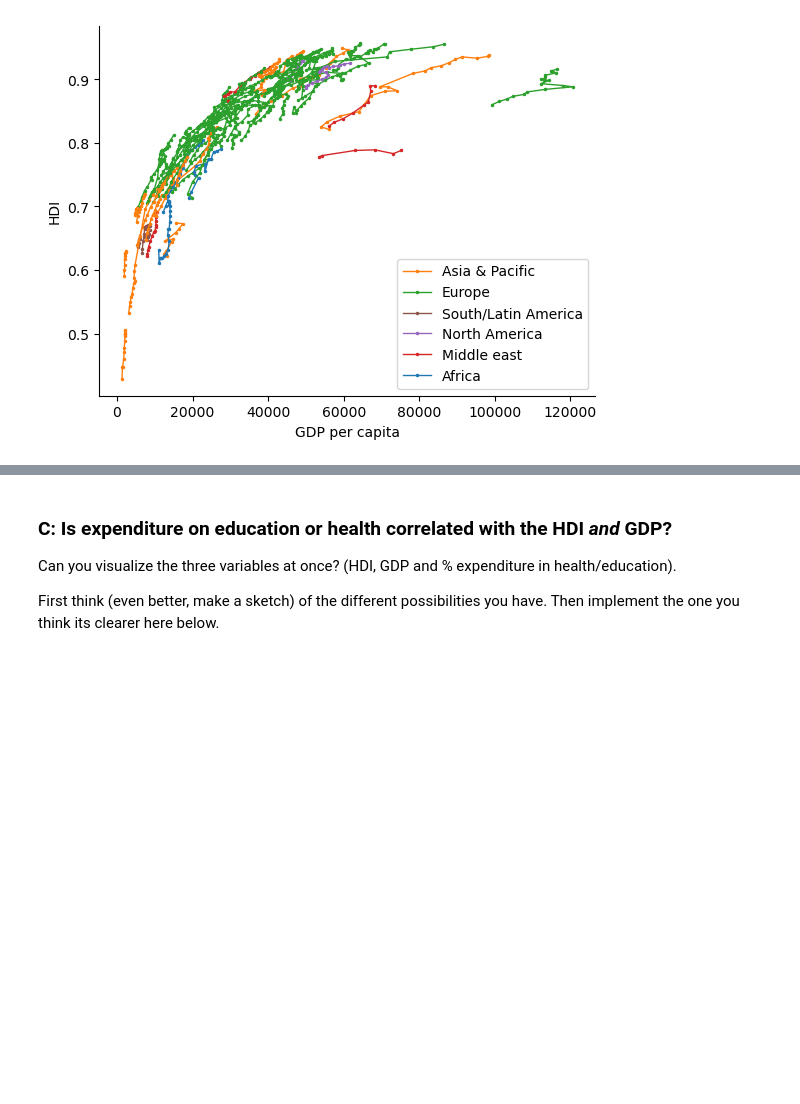
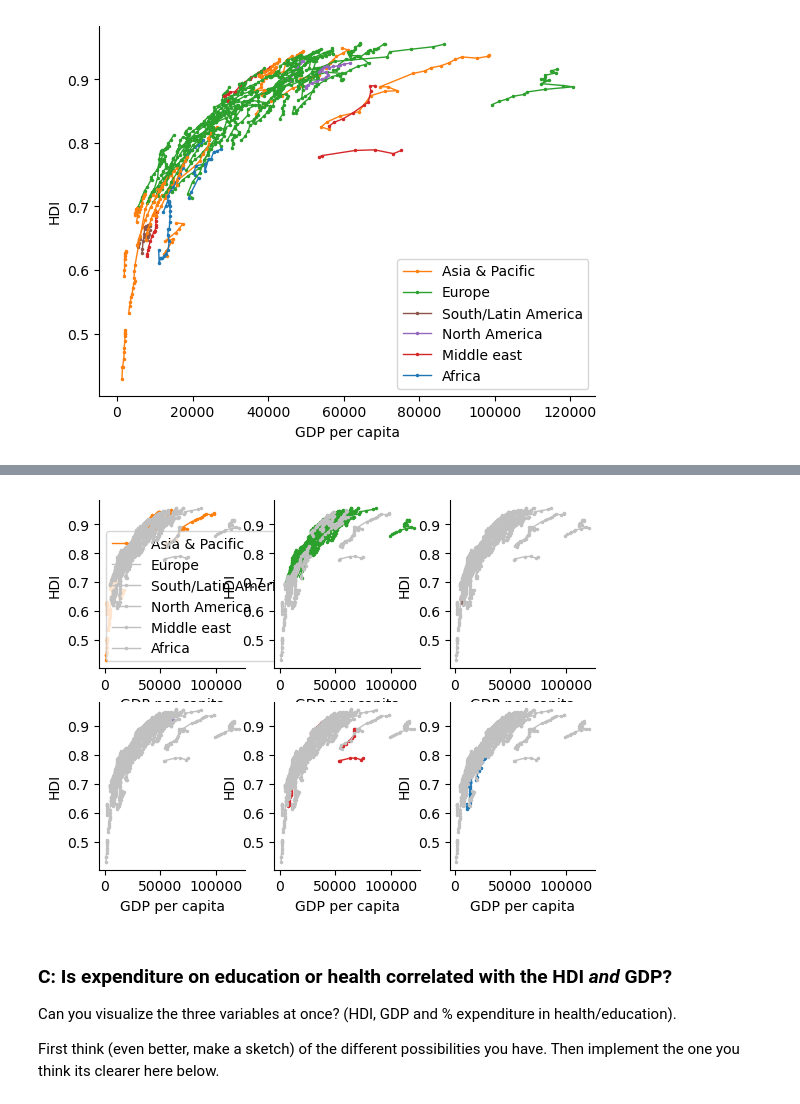
Before and after one commit to ASPP/2023-heraklion-dataviz, a Jupyter notebook: exercise-2.ipynb, the cells around one changed output, grey strips where cells are left out. Cells and saved outputs as stored; diff of their text form; code cells hidden in the pictures; blank space fills up the shorter version.

Commit message:
WIP add multipanel plot

```diff
--- a/exercise-2.ipynb
+++ b/exercise-2.ipynb
@@ -173,3 +128,55 @@ AttributeError: 'numpy.ndarray' object has no attribute 'plot'
+# %%
+figure = plt.figure()
+axes = figure.subplots(2, 3)
+
+region_to_index = {
+    region: index for index, region in enumerate(sorted(df["Region"].unique()))
+}
+df["region_index"] = df["Region"].map(region_to_index)
+
+regions_already_plotted = set()
+
+cmap = plt.get_cmap("tab10")
+
+for region_index, region in enumerate(df["Region"].unique()):
+    ax = axes.flatten()[region_index]
+
+    for country in df["Country"].unique():
+        df_country = df[df["Country"] == country]
+        country_region = df_country["Region"].iloc[0]
+
+        if country_region == region:
+            color = cmap(df_country["region_index"].iloc[0])
+            zorder = 0
+        else:
+            color = "silver"
+            zorder = 10
+
+        label = None if country_region in regions_already_plotted else country_region
+        regions_already_plotted.add(country_region)
+
+        ax.plot(
+            df_country["GDP per capita"],
+            df_country["HDI"],
+            linewidth=1,
+            c=color,
+            marker=".",
+            markersize=3,
+            label=label,
+            zorder=zorder,
+        )
+        ax.set_xlabel("GDP per capita")
+        ax.set_ylabel("HDI")
+
+        ax.spines["top"].set_visible(False)
+        ax.spines["right"].set_visible(False)
+
+        if region_index == 0:
+            ax.legend()
+
+plt.show()
+# %% [output]
+[figure, added]
 # %% [markdown]
 ### C: Is expenditure on education or health correlated with the HDI *and* GDP?
 
```
Also changed, not shown: parts of 1 cell of this notebook.
